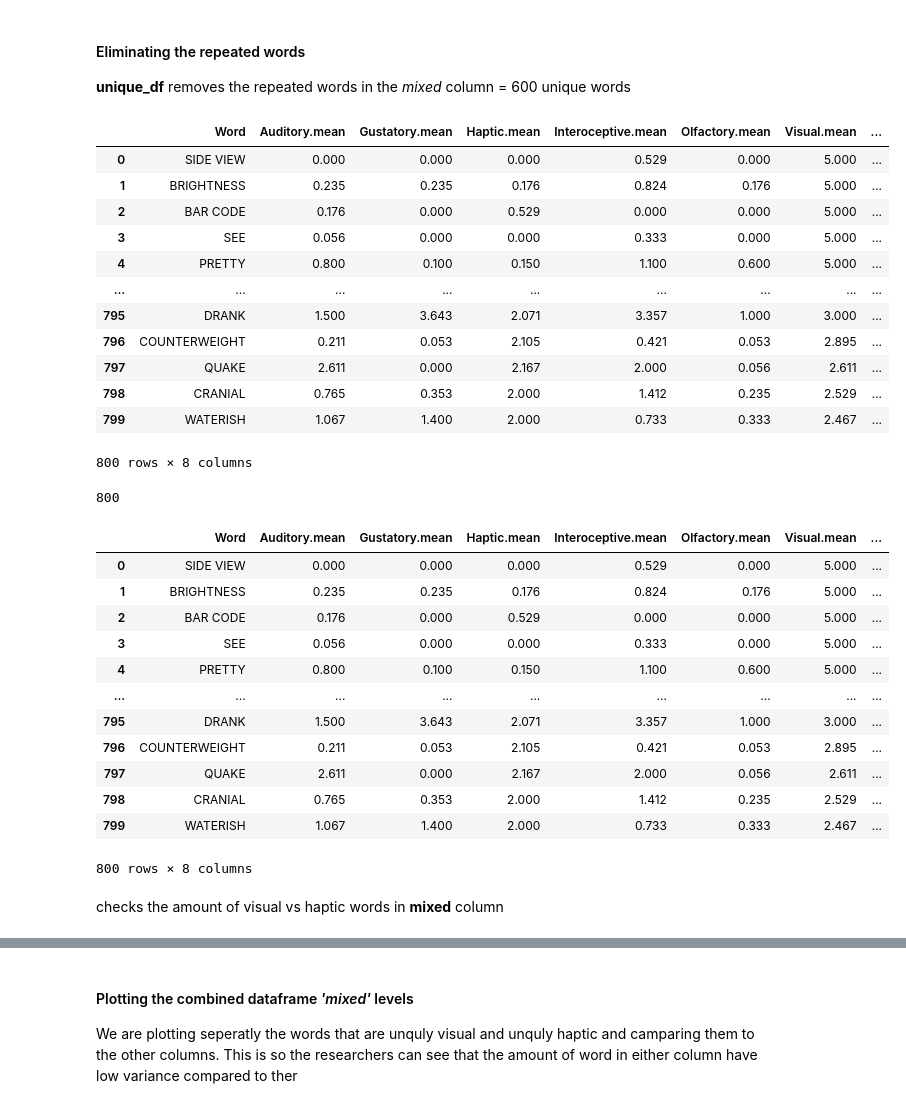
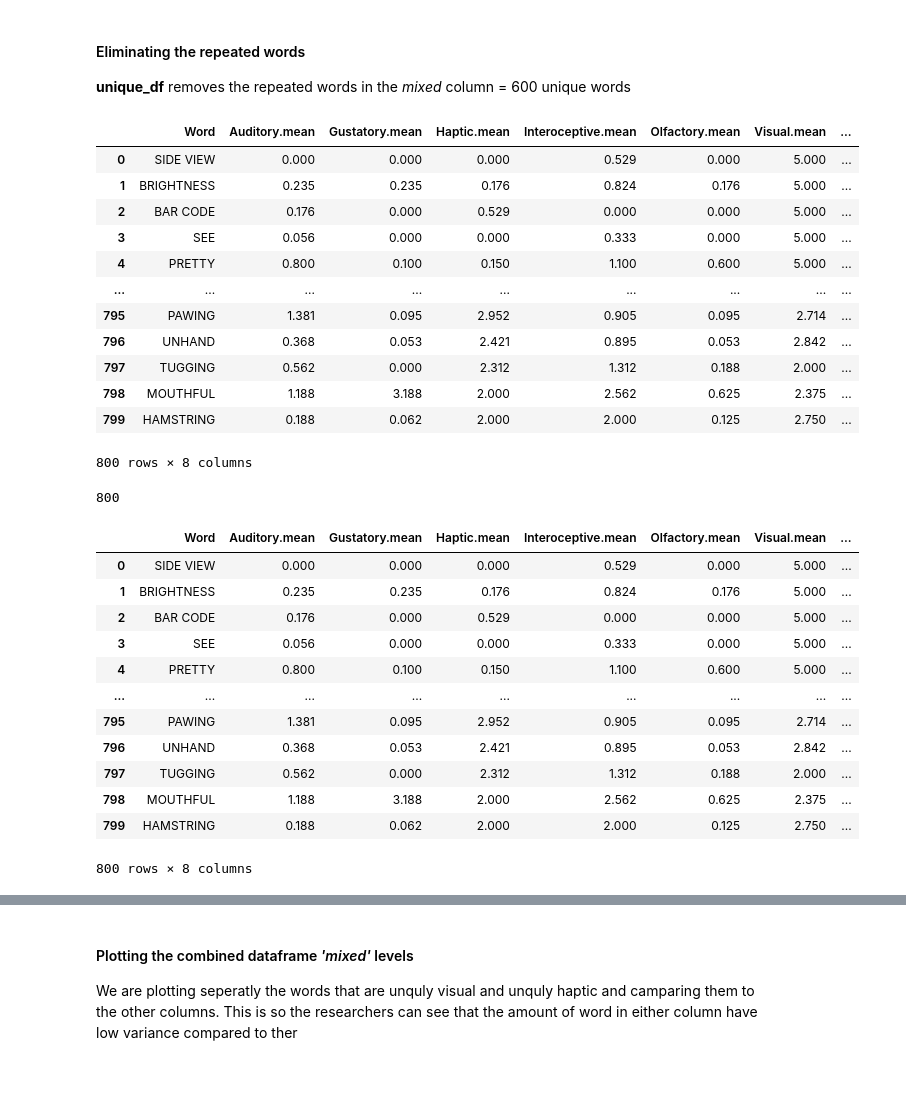
Before and after one commit to soniasola00/SpanLancasterNorm, a Jupyter notebook: Sonia3.ipynb, the cells around one changed output, grey strips where cells are left out. Saved outputs shown, nothing was run; the diff lists cells and outputs as text; code cells hidden in the pictures; blank space fills up the shorter version.

```diff
--- a/Sonia3.ipynb
+++ b/Sonia3.ipynb
@@ -265,0 +240,3 @@ vh_norms_sample
+# %%
+vh_norm_sample  = vh_norm_sample.dropna()
+vh_norm_sample
@@ -413,39 +408,39 @@ visual_subset_df = pd.DataFrame(visual_subset)
 # set it to a new column called 'mixed'
 visual_subset_df['mixed'] = 'visual'
 
 
 # create a new dataframe for the haptic subset
 haptic_subset_df = pd.DataFrame(haptic_subset)
 # set it to a new coumn called 'mixed'
 haptic_subset_df['mixed'] = 'haptic'
 
 # create new dataframe for the visuohaptic low subset
-vh_norms_low_subset_df = pd.DataFrame(vh_norms_sample)
+vh_norms_low_subset_df = pd.DataFrame(vh_norm_sample)
 # set it to a new column called 'mixed'
 vh_norms_low_subset_df['mixed'] = 'vh_low'
 
 # create new dataframe for the visuohaptic medium subset
 vh_norm_med_subset_df = pd.DataFrame(visual_haptic_sample)
 # set it to a new column called 'mixed'
 vh_norm_med_subset_df['mixed'] = 'vh_med'
 
 
 # use the .concat function to combine the visual and haptic dataframes together to make 1 single new column
 combined_visual_haptic_df = pd.concat([visual_subset_df, haptic_subset_df, vh_norms_low_subset_df, vh_norm_med_subset_df], ignore_index=True)
 combined_visual_haptic_df
 # %% [output]
 |  | Word | Auditory.mean | Gustatory.mean | Haptic.mean | Interoceptive.mean | Olfactory.mean | Visual.mean | ... |
 | 0 | SIDE VIEW | 0.000 | 0.000 | 0.000 | 0.529 | 0.000 | 5.000 | ... |
 | 1 | BRIGHTNESS | 0.235 | 0.235 | 0.176 | 0.824 | 0.176 | 5.000 | ... |
 | 2 | BAR CODE | 0.176 | 0.000 | 0.529 | 0.000 | 0.000 | 5.000 | ... |
 | 3 | SEE | 0.056 | 0.000 | 0.000 | 0.333 | 0.000 | 5.000 | ... |
 | 4 | PRETTY | 0.800 | 0.100 | 0.150 | 1.100 | 0.600 | 5.000 | ... |
 | ... | ... | ... | ... | ... | ... | ... | ... | ... |
-| 795 | DRANK | 1.500 | 3.643 | 2.071 | 3.357 | 1.000 | 3.000 | ... |
-| 796 | COUNTERWEIGHT | 0.211 | 0.053 | 2.105 | 0.421 | 0.053 | 2.895 | ... |
-| 797 | QUAKE | 2.611 | 0.000 | 2.167 | 2.000 | 0.056 | 2.611 | ... |
-| 798 | CRANIAL | 0.765 | 0.353 | 2.000 | 1.412 | 0.235 | 2.529 | ... |
-| 799 | WATERISH | 1.067 | 1.400 | 2.000 | 0.733 | 0.333 | 2.467 | ... |
+| 795 | PAWING | 1.381 | 0.095 | 2.952 | 0.905 | 0.095 | 2.714 | ... |
+| 796 | UNHAND | 0.368 | 0.053 | 2.421 | 0.895 | 0.053 | 2.842 | ... |
+| 797 | TUGGING | 0.562 | 0.000 | 2.312 | 1.312 | 0.188 | 2.000 | ... |
+| 798 | MOUTHFUL | 1.188 | 3.188 | 2.000 | 2.562 | 0.625 | 2.375 | ... |
+| 799 | HAMSTRING | 0.188 | 0.062 | 2.000 | 2.000 | 0.125 | 2.750 | ... |
 800 rows × 8 columns
 # %%
 len(combined_visual_haptic_df)
@@ -463,11 +458,9 @@ unique_df
 | 3 | SEE | 0.056 | 0.000 | 0.000 | 0.333 | 0.000 | 5.000 | ... |
 | 4 | PRETTY | 0.800 | 0.100 | 0.150 | 1.100 | 0.600 | 5.000 | ... |
 | ... | ... | ... | ... | ... | ... | ... | ... | ... |
-| 795 | DRANK | 1.500 | 3.643 | 2.071 | 3.357 | 1.000 | 3.000 | ... |
-| 796 | COUNTERWEIGHT | 0.211 | 0.053 | 2.105 | 0.421 | 0.053 | 2.895 | ... |
-| 797 | QUAKE | 2.611 | 0.000 | 2.167 | 2.000 | 0.056 | 2.611 | ... |
-| 798 | CRANIAL | 0.765 | 0.353 | 2.000 | 1.412 | 0.235 | 2.529 | ... |
-| 799 | WATERISH | 1.067 | 1.400 | 2.000 | 0.733 | 0.333 | 2.467 | ... |
+| 795 | PAWING | 1.381 | 0.095 | 2.952 | 0.905 | 0.095 | 2.714 | ... |
+| 796 | UNHAND | 0.368 | 0.053 | 2.421 | 0.895 | 0.053 | 2.842 | ... |
+| 797 | TUGGING | 0.562 | 0.000 | 2.312 | 1.312 | 0.188 | 2.000 | ... |
+| 798 | MOUTHFUL | 1.188 | 3.188 | 2.000 | 2.562 | 0.625 | 2.375 | ... |
+| 799 | HAMSTRING | 0.188 | 0.062 | 2.000 | 2.000 | 0.125 | 2.750 | ... |
 800 rows × 8 columns
-# %% [markdown]
-checks the amount of visual vs haptic words in **mixed** column
```
Also changed, not shown: parts of 14 cells of this notebook.
